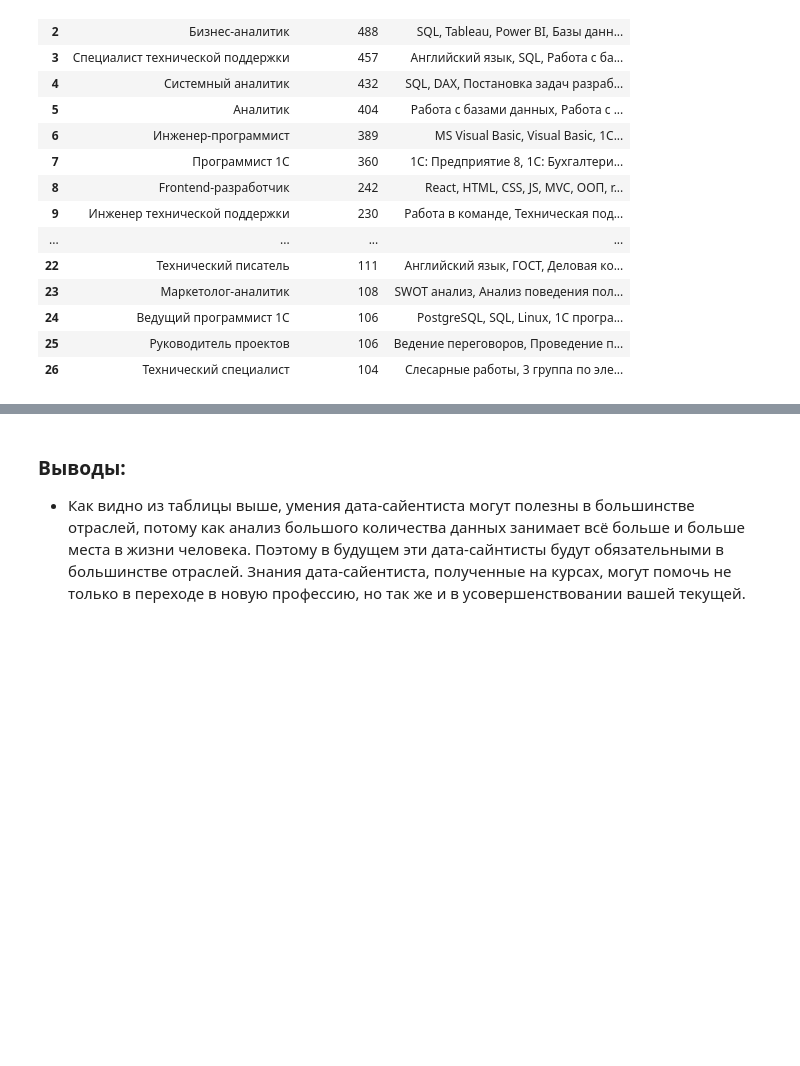
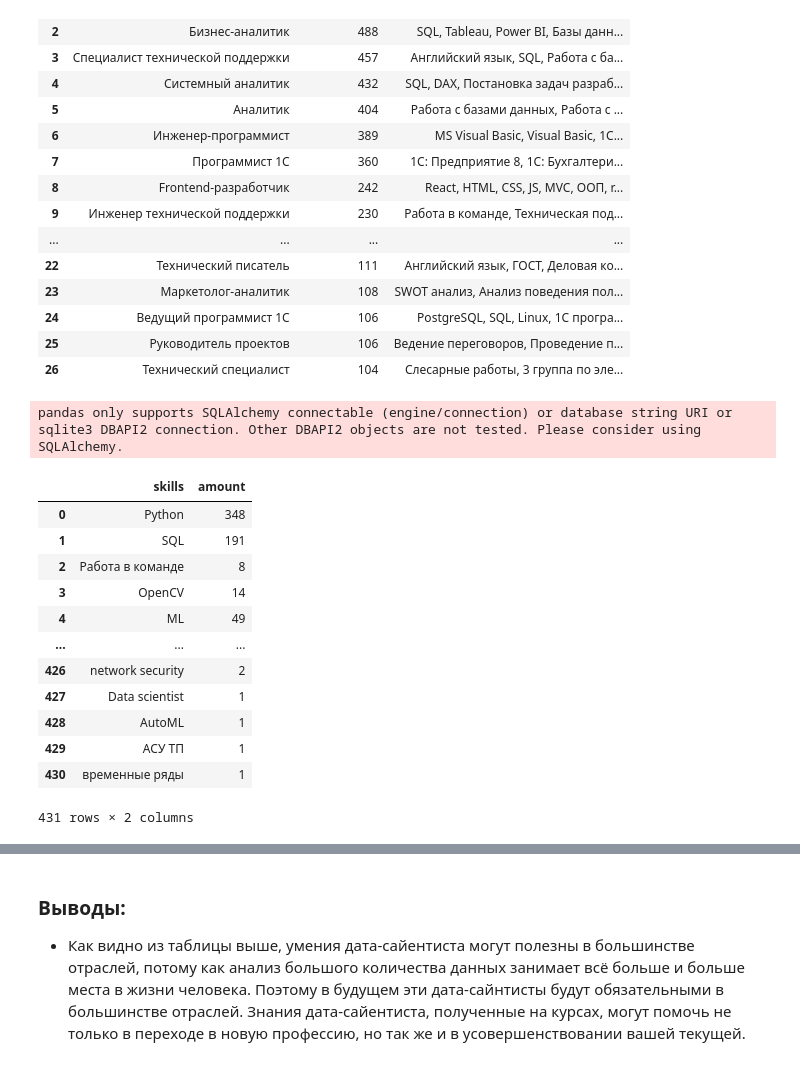
Before and after one commit to HunterV1rus/SF_DS, a Jupyter notebook: Skillfactory/Project_2. Анализ HeadHunter/Project_2. Ноутбук.ipynb, the cells around one changed output, grey strips where cells are left out. Drawn from its saved outputs; the diff is of its cells as text; code cells hidden in the pictures; blank space fills up the shorter version.

```diff
--- a/Skillfactory/Project_2. Анализ HeadHunter/Project_2. Ноутбук.ipynb
+++ b/Skillfactory/Project_2. Анализ HeadHunter/Project_2. Ноутбук.ipynb
@@ -806,0 +821,32 @@ pandas only supports SQLAlchemy connectable (engine/connection) or database stri
+# %%
+df = pd.read_sql_query(query_7_2, connection)
+df
+
+skillsDict = {}
+
+for word in df['Ключевые навыки'][0].split(', '):
+    if word not in skillsDict.keys():
+        skillsDict[word] = 1
+    else:
+        skillsDict[word] += 1
+
+data = {'skills': skillsDict.keys(), 'amount': skillsDict.values()}
+
+data
+skills_df = pd.DataFrame.from_dict(data)
+skills_df
+# %% [output]
+pandas only supports SQLAlchemy connectable (engine/connection) or database string URI or sqlite3 DBAPI2 connection. Other DBAPI2 objects are not tested. Please consider using SQLAlchemy.
+|  | skills | amount |
+| 0 | Python | 348 |
+| 1 | SQL | 191 |
+| 2 | Работа в команде | 8 |
+| 3 | OpenCV | 14 |
+| 4 | ML | 49 |
+| ... | ... | ... |
+| 426 | network security | 2 |
+| 427 | Data scientist | 1 |
+| 428 | AutoML | 1 |
+| 429 | АСУ ТП | 1 |
+| 430 | временные ряды | 1 |
+431 rows × 2 columns
```
Also changed, not shown: parts of 3 cells of this notebook.
